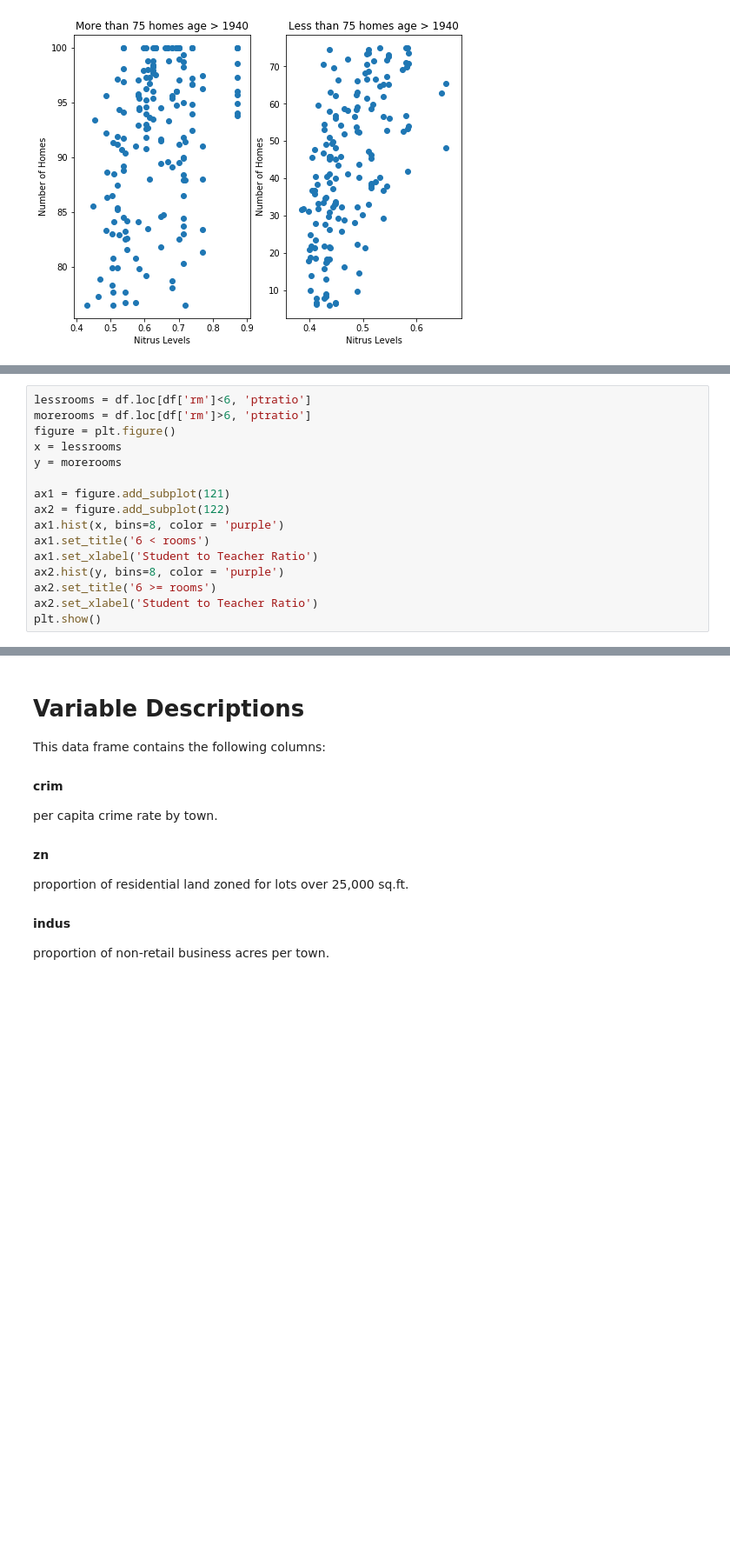
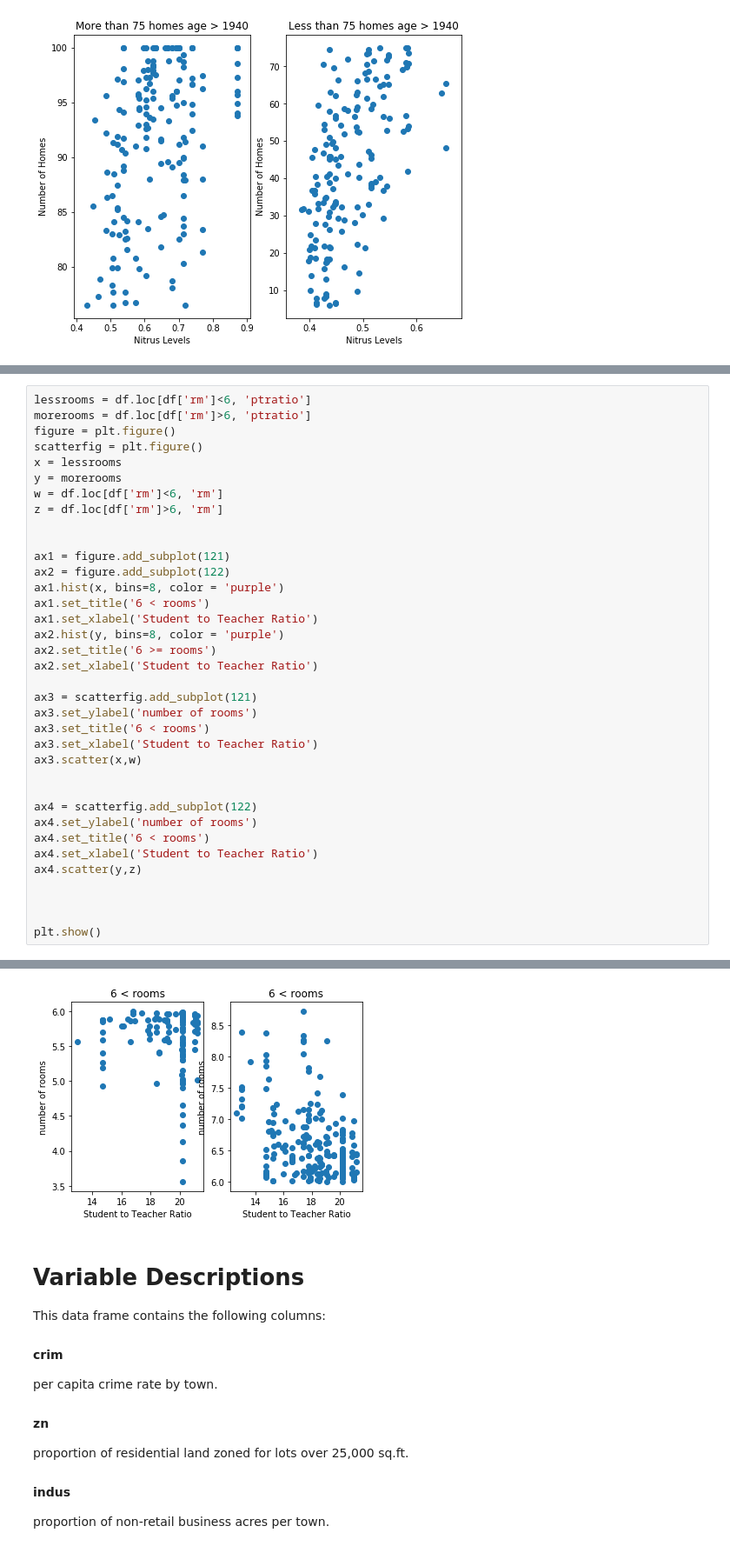
Before and after one commit to FHyder/dsc-1-03-16-eda-with-pandas-using-the-boston-housing-data-lab-online-ds-pt-100118, a Jupyter notebook: index.ipynb, the cells around one changed output, grey strips where cells are left out. Shown at 87% size. Cells and saved outputs as stored; diff of their text form; blank space fills up the shorter version.

```diff
--- a/index.ipynb
+++ b/index.ipynb
@@ -139,21 +155,42 @@ plt.show()
 # %%
 lessrooms = df.loc[df['rm']<6, 'ptratio']
 morerooms = df.loc[df['rm']>6, 'ptratio']
 figure = plt.figure()
+scatterfig = plt.figure()
 x = lessrooms
 y = morerooms
+w = df.loc[df['rm']<6, 'rm']
+z = df.loc[df['rm']>6, 'rm']
+
 
 ax1 = figure.add_subplot(121)
 ax2 = figure.add_subplot(122)
 ax1.hist(x, bins=8, color = 'purple')
 ax1.set_title('6 < rooms')
 ax1.set_xlabel('Student to Teacher Ratio')
 ax2.hist(y, bins=8, color = 'purple')
 ax2.set_title('6 >= rooms')
 ax2.set_xlabel('Student to Teacher Ratio')
+
+ax3 = scatterfig.add_subplot(121)
+ax3.set_ylabel('number of rooms')
+ax3.set_title('6 < rooms')
+ax3.set_xlabel('Student to Teacher Ratio')
+ax3.scatter(x,w)
+
+
+ax4 = scatterfig.add_subplot(122)
+ax4.set_ylabel('number of rooms')
+ax4.set_title('6 < rooms')
+ax4.set_xlabel('Student to Teacher Ratio')
+ax4.scatter(y,z)
+
+
+
 plt.show()
 # %% [output]
 [figure]
+[figure, added]
 # %% [markdown]
 # Variable Descriptions
 
```
Also changed, not shown: parts of 1 cell of this notebook.
